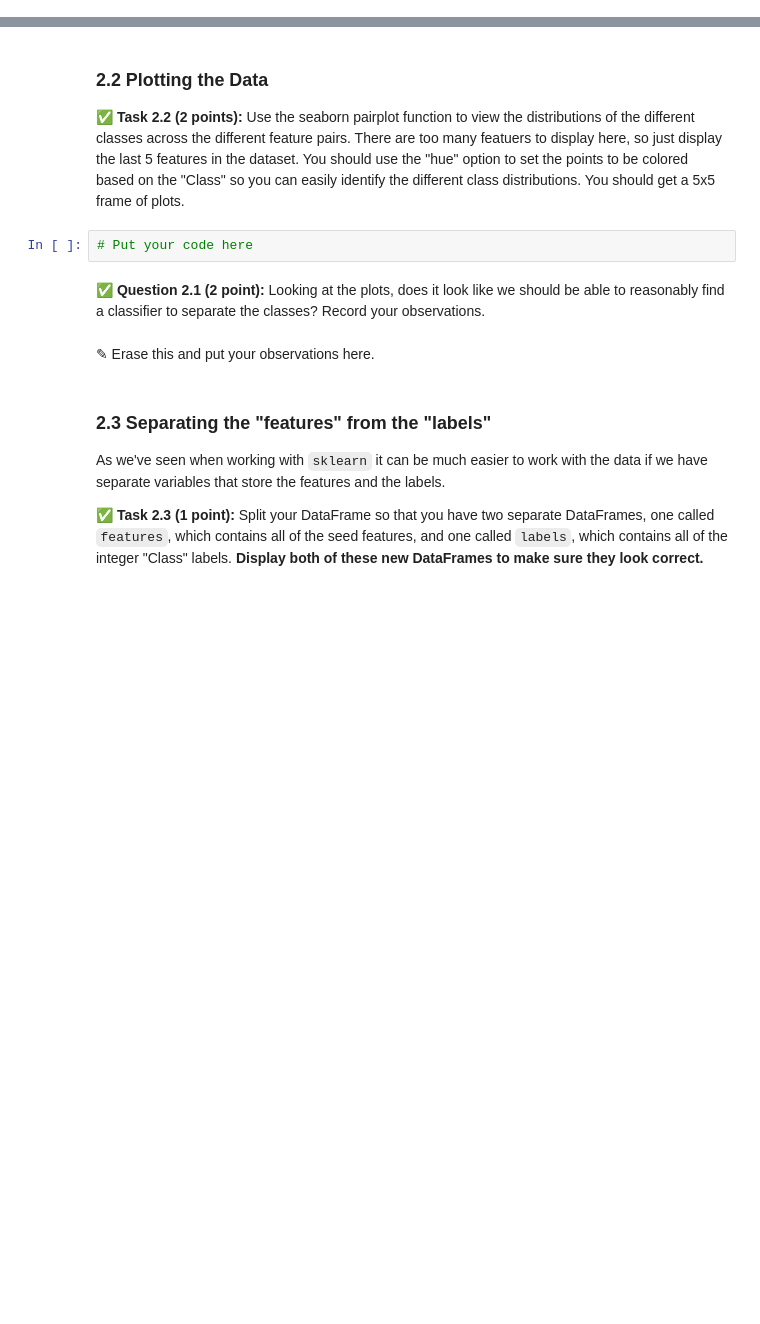
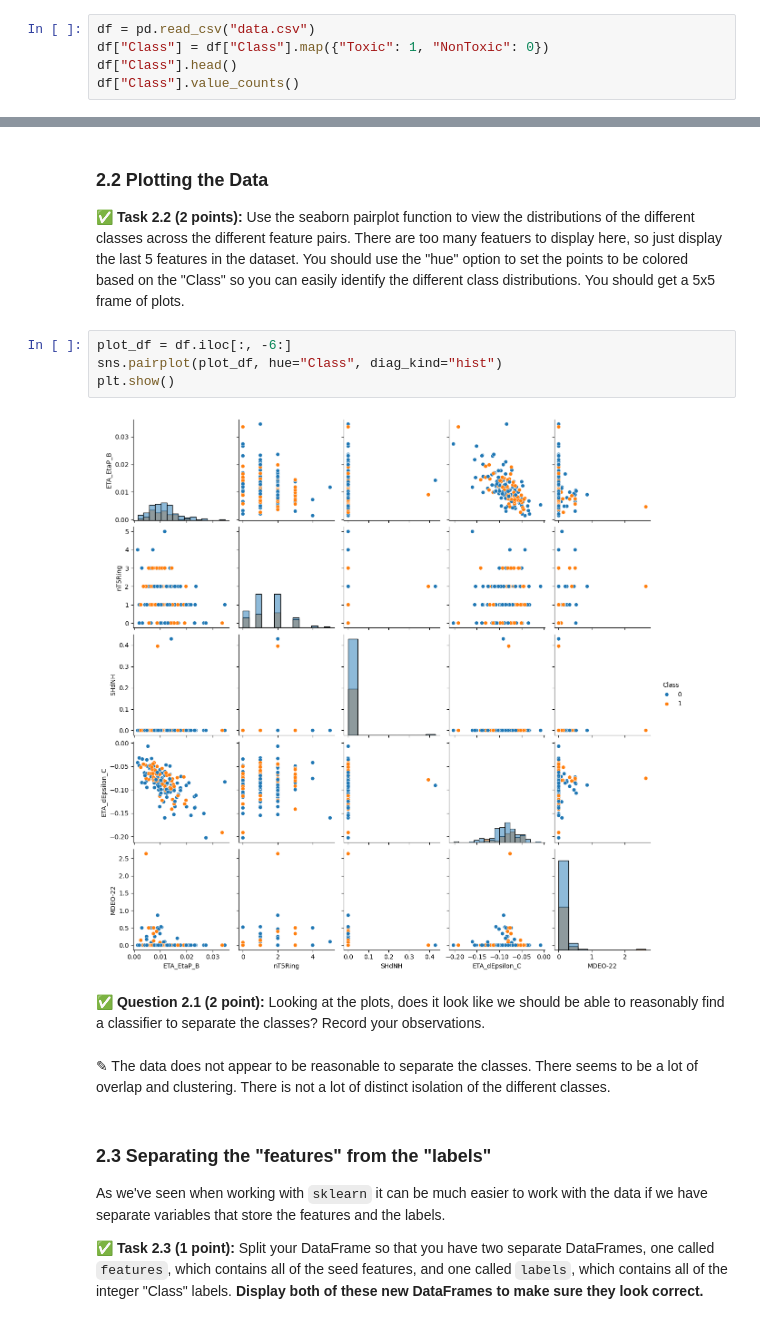
Before and after one commit to winbergd/cmse202-f25-turnin, a Jupyter notebook: hw-04/HW-04_PerceptronSVMandPCA-STUDENT.ipynb, the cells around one changed output, grey strips where cells are left out. Drawn from its saved outputs; the diff is of its cells as text; blank space fills up the shorter version.

```diff
--- a/hw-04/HW-04_PerceptronSVMandPCA-STUDENT.ipynb
+++ b/hw-04/HW-04_PerceptronSVMandPCA-STUDENT.ipynb
@@ -88,0 +90,5 @@ Once you've loaded in the data, **display the head of the DataFrame to make sure
+# %%
+df = pd.read_csv("data.csv")
+df["Class"] = df["Class"].map({"Toxic": 1, "NonToxic": 0})
+df["Class"].head()
+df["Class"].value_counts()
@@ -90,12 +101,16 @@ Once you've loaded in the data, **display the head of the DataFrame to make sure
 ### 2.2 Plotting the Data
 
 **&#9989; Task 2.2 (2 points):** Use the seaborn pairplot function to view the distributions of the different classes across the different feature pairs. There are too many featuers to display here, so just display the last 5 features in the dataset. You should use the "hue" option to set the points to be colored based on the "Class" so you can easily identify the different class distributions. You should get a 5x5 frame of plots.
-# %%
-# Put your code here
+# %%
+plot_df = df.iloc[:, -6:]
+sns.pairplot(plot_df, hue="Class", diag_kind="hist")
+plt.show()
+# %% [output]
+[figure, added]
 # %% [markdown]
 &#9989; **Question 2.1 (2 point):** Looking at the plots, does it look like we should be able to reasonably find a classifier to separate the classes? Record your observations.
-# %% [markdown]
-<font size=+3>&#9998;</font> Erase this and put your observations here.
+# %% [markdown]
+<font size=+3>&#9998;</font> The data does not appear to be reasonable to separate the classes. There seems to be a lot of overlap and clustering. There is not a lot of distinct isolation of the different classes.
 # %% [markdown]
 ### 2.3 Separating the "features" from the "labels"
 
```
Also changed, not shown: parts of 11 cells of this notebook.
